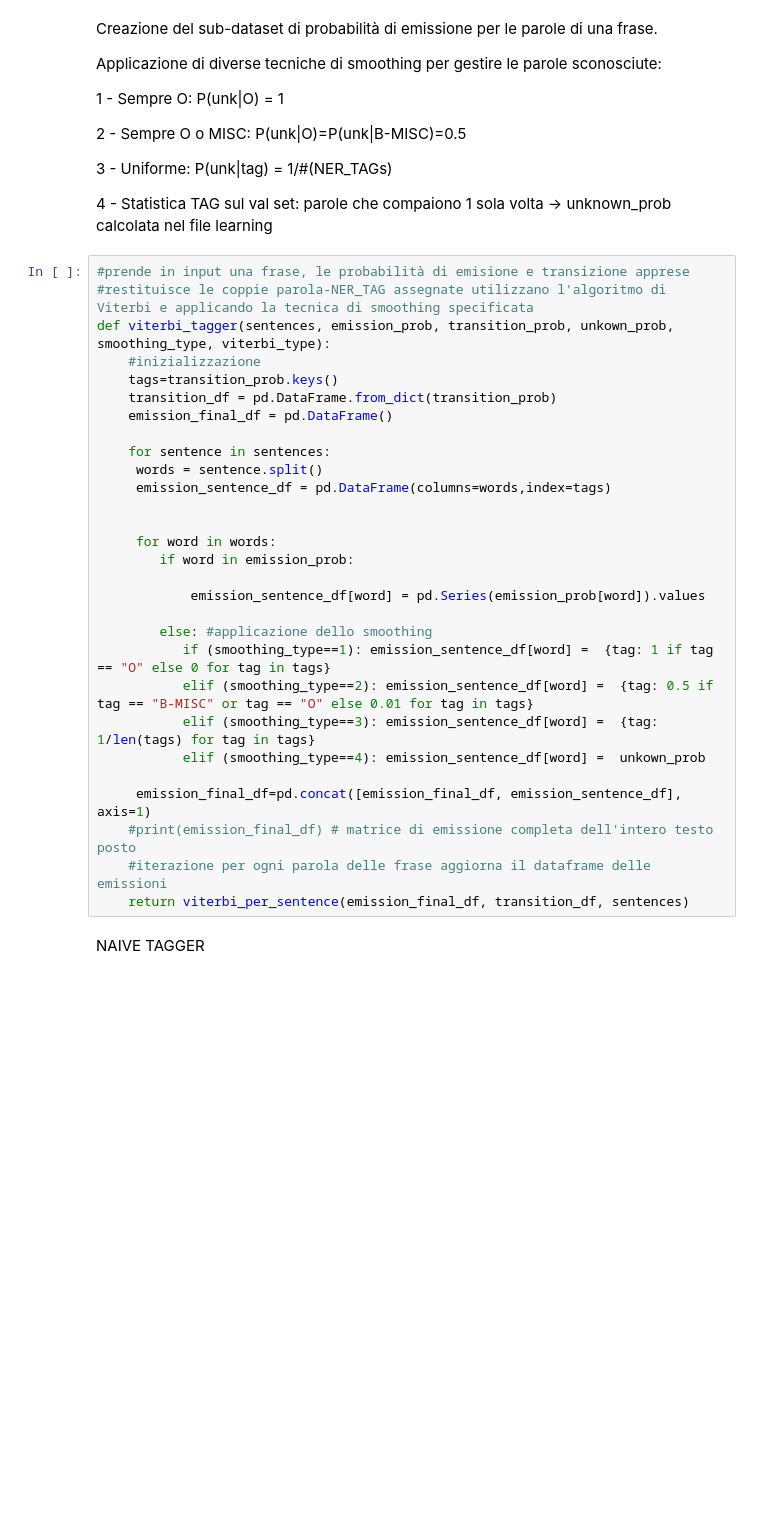
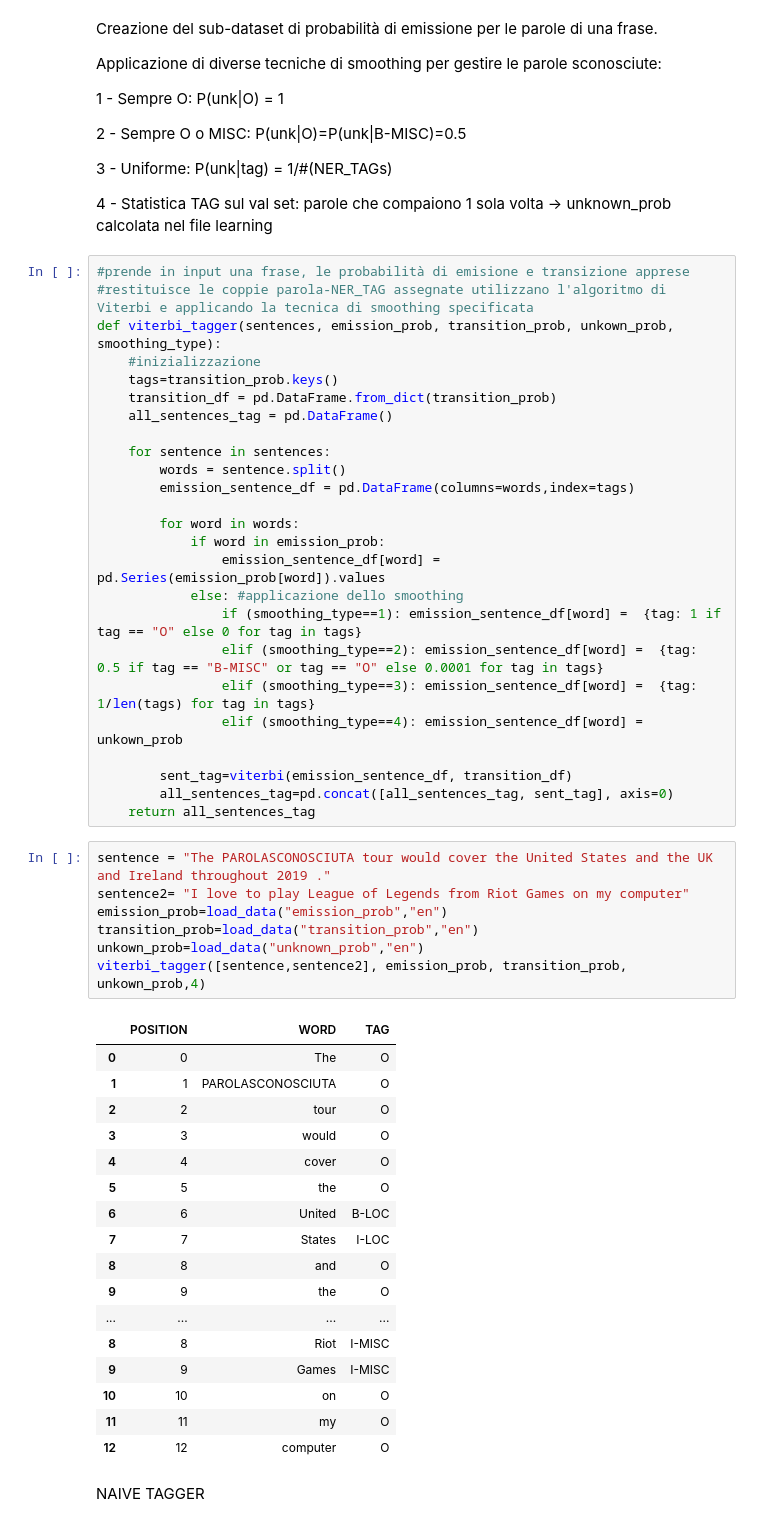
Before and after one commit to StefanoAtzeni2001/ProgettoTLN, a Jupyter notebook: Mazzei/NER_Tagger/src/decoding.ipynb, the cells around one changed output. Saved outputs shown, nothing was run; the diff lists cells and outputs as text; blank space fills up the shorter version.

```diff
--- a/Mazzei/NER_Tagger/src/decoding.ipynb
+++ b/Mazzei/NER_Tagger/src/decoding.ipynb
@@ -184,32 +127,53 @@ Applicazione di diverse tecniche di smoothing per gestire le parole sconosciute:
 # %%
 #prende in input una frase, le probabilità di emisione e transizione apprese
 #restituisce le coppie parola-NER_TAG assegnate utilizzano l'algoritmo di Viterbi e applicando la tecnica di smoothing specificata
-def viterbi_tagger(sentences, emission_prob, transition_prob, unkown_prob, smoothing_type, viterbi_type):
+def viterbi_tagger(sentences, emission_prob, transition_prob, unkown_prob, smoothing_type):
     #inizializzazione
     tags=transition_prob.keys()
     transition_df = pd.DataFrame.from_dict(transition_prob)
-    emission_final_df = pd.DataFrame()
+    all_sentences_tag = pd.DataFrame()
 
     for sentence in sentences:
-     words = sentence.split()
-     emission_sentence_df = pd.DataFrame(columns=words,index=tags)
+        words = sentence.split()
+        emission_sentence_df = pd.DataFrame(columns=words,index=tags)
 
+        for word in words:
+            if word in emission_prob:
+                emission_sentence_df[word] = pd.Series(emission_prob[word]).values
+            else: #applicazione dello smoothing
+                if (smoothing_type==1): emission_sentence_df[word] =  {tag: 1 if tag == "O" else 0 for tag in tags}
+                elif (smoothing_type==2): emission_sentence_df[word] =  {tag: 0.5 if tag == "B-MISC" or tag == "O" else 0.0001 for tag in tags}
+                elif (smoothing_type==3): emission_sentence_df[word] =  {tag: 1/len(tags) for tag in tags}
+                elif (smoothing_type==4): emission_sentence_df[word] =  unkown_prob
 
-     for word in words:
-        if word in emission_prob:
-
-            emission_sentence_df[word] = pd.Series(emission_prob[word]).values
-
-        else: #applicazione dello smoothing
-           if (smoothing_type==1): emission_sentence_df[word] =  {tag: 1 if tag == "O" else 0 for tag in tags}
-           elif (smoothing_type==2): emission_sentence_df[word] =  {tag: 0.5 if tag == "B-MISC" or tag == "O" else 0.01 for tag in tags}
-           elif (smoothing_type==3): emission_sentence_df[word] =  {tag: 1/len(tags) for tag in tags}
-           elif (smoothing_type==4): emission_sentence_df[word] =  unkown_prob
-
-     emission_final_df=pd.concat([emission_final_df, emission_sentence_df], axis=1)
-    #print(emission_final_df) # matrice di emissione completa dell'intero testo posto
-    #iterazione per ogni parola delle frase aggiorna il dataframe delle emissioni
-    return viterbi_per_sentence(emission_final_df, transition_df, sentences)
+        sent_tag=viterbi(emission_sentence_df, transition_df)
+        all_sentences_tag=pd.concat([all_sentences_tag, sent_tag], axis=0)
+    return all_sentences_tag
+# %%
+sentence = "The PAROLASCONOSCIUTA tour would cover the United States and the UK and Ireland throughout 2019 ."
+sentence2= "I love to play League of Legends from Riot Games on my computer"
+emission_prob=load_data("emission_prob","en")
+transition_prob=load_data("transition_prob","en")
+unkown_prob=load_data("unknown_prob","en")
+viterbi_tagger([sentence,sentence2], emission_prob, transition_prob, unkown_prob,4)
+# %% [output]
+|  | POSITION | WORD | TAG |
+| 0 | 0 | The | O |
+| 1 | 1 | PAROLASCONOSCIUTA | O |
+| 2 | 2 | tour | O |
+| 3 | 3 | would | O |
+| 4 | 4 | cover | O |
+| 5 | 5 | the | O |
+| 6 | 6 | United | B-LOC |
+| 7 | 7 | States | I-LOC |
+| 8 | 8 | and | O |
+| 9 | 9 | the | O |
+| ... | ... | ... | ... |
+| 8 | 8 | Riot | I-MISC |
+| 9 | 9 | Games | I-MISC |
+| 10 | 10 | on | O |
+| 11 | 11 | my | O |
+| 12 | 12 | computer | O |
 # %% [markdown]
 NAIVE TAGGER
 # %%
```
Also changed, not shown: parts of 4 cells of this notebook, 2 other files.
